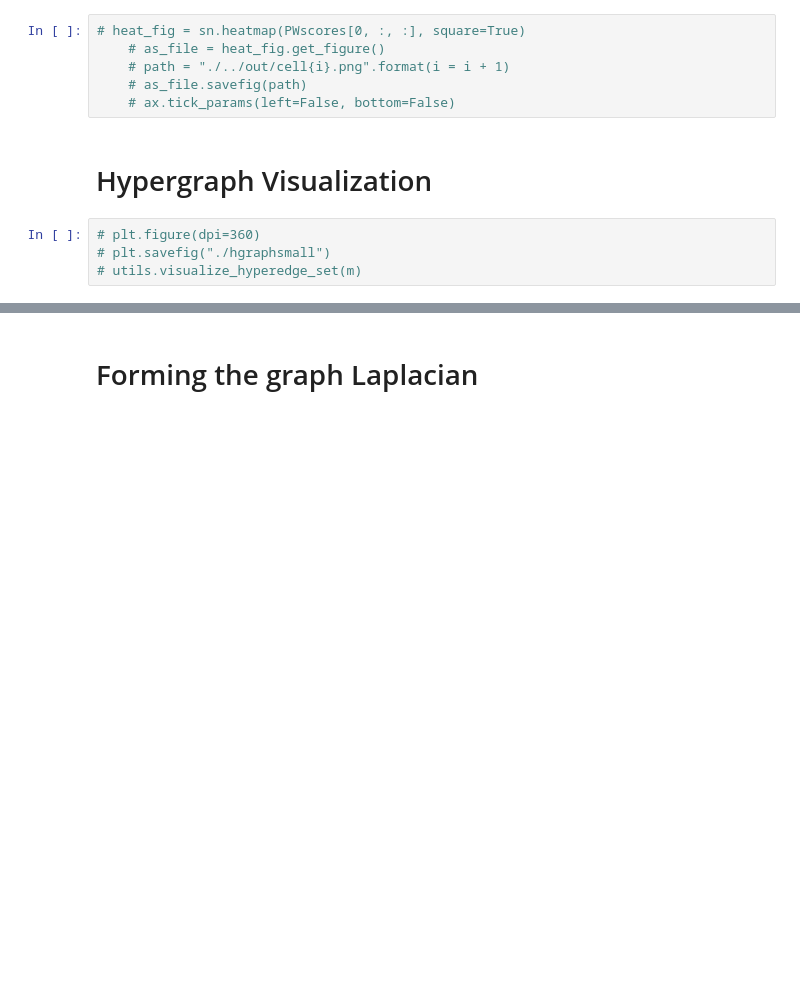
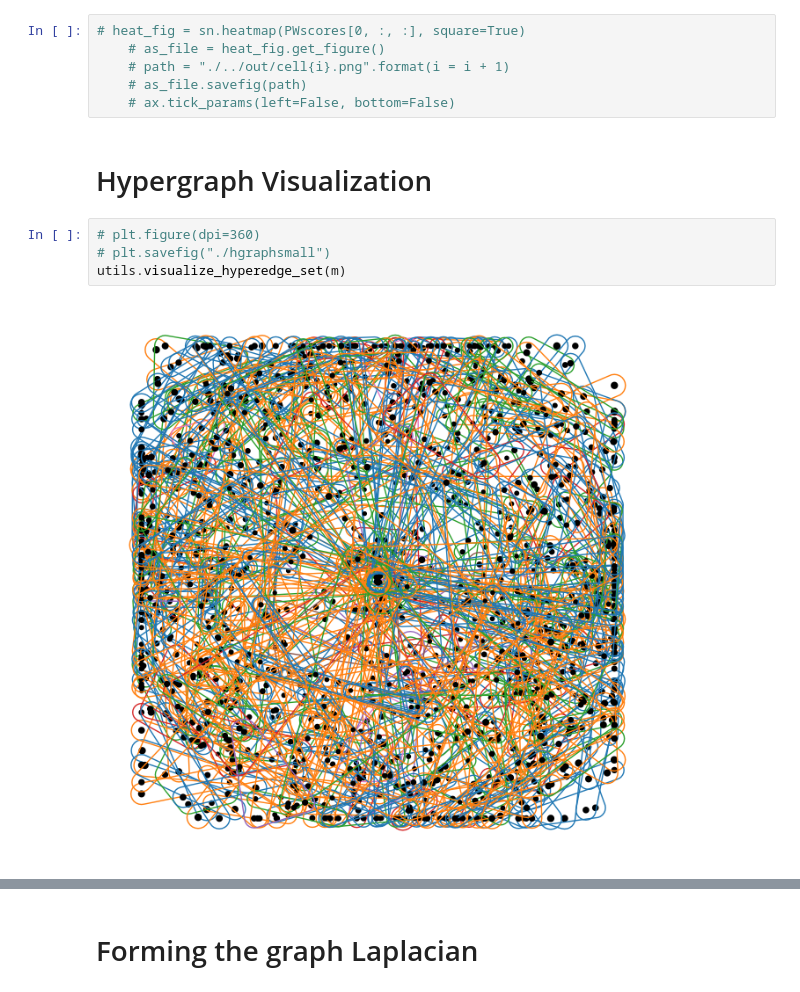
Before and after one commit to Dennis-Bersenev/scPectral, a Jupyter notebook: scPectral/mESCsResult.ipynb, the cells around one changed output, grey strips where cells are left out. Drawn from its saved outputs; the diff is of its cells as text; blank space fills up the shorter version.

```diff
--- a/scPectral/mESCsResult.ipynb
+++ b/scPectral/mESCsResult.ipynb
@@ -33,5 +33,7 @@ m.prune_graph()
 # %%
 # plt.figure(dpi=360)
 # plt.savefig("./hgraphsmall")
-# utils.visualize_hyperedge_set(m)
+utils.visualize_hyperedge_set(m)
+# %% [output]
+[figure, added]
 # %%
```
Also changed, not shown: parts of 1 cell of this notebook, 3 other files.
